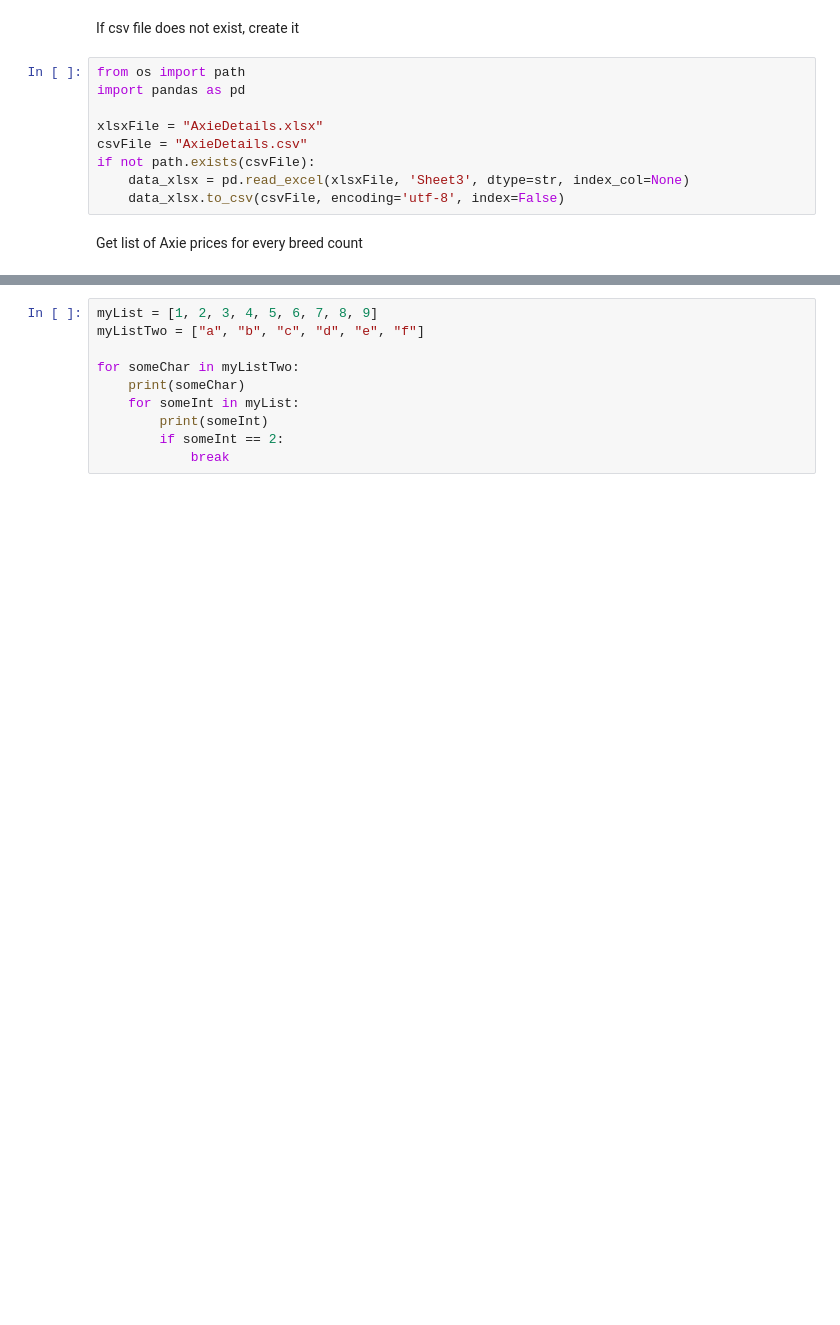
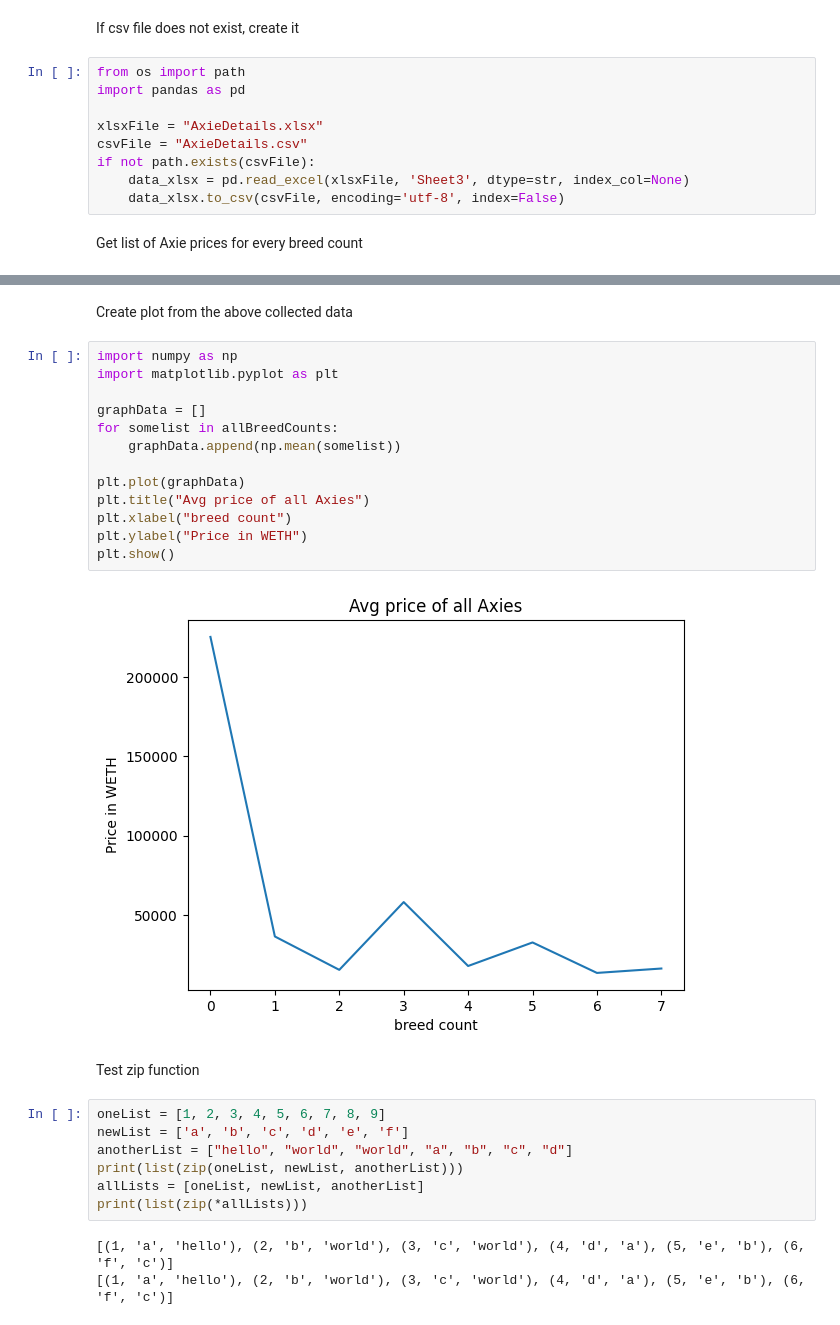
Before and after one commit to Martin1458/Axieinfinity-Details, a Jupyter notebook: AxiesExcel1-28000/getBreedountGraph.ipynb, the cells around one changed output, grey strips where cells are left out. Cells and saved outputs as stored; diff of their text form; blank space fills up the shorter version.

Commit message:
get breeding graph - ploting graph from data

```diff
--- a/AxiesExcel1-28000/getBreedountGraph.ipynb
+++ b/AxiesExcel1-28000/getBreedountGraph.ipynb
@@ -14,10 +52,29 @@ Get list of Axie prices for every breed count
+# %% [markdown]
+Create plot from the above collected data
+# %%
+import numpy as np
+import matplotlib.pyplot as plt
+
+graphData = []
+for somelist in allBreedCounts:
+    graphData.append(np.mean(somelist))
+
+plt.plot(graphData)
+plt.title("Avg price of all Axies")
+plt.xlabel("breed count")
+plt.ylabel("Price in WETH")
+plt.show()
+# %% [output]
+[figure, added]
+# %% [markdown]
+Test zip function
 # %%
-myList = [1, 2, 3, 4, 5, 6, 7, 8, 9]
-myListTwo = ["a", "b", "c", "d", "e", "f"]
-
-for someChar in myListTwo:
-    print(someChar)
-    for someInt in myList:
-        print(someInt)
-        if someInt == 2:
-            break
+oneList = [1, 2, 3, 4, 5, 6, 7, 8, 9]
+newList = ['a', 'b', 'c', 'd', 'e', 'f']
+anotherList = ["hello", "world", "world", "a", "b", "c", "d"]
+print(list(zip(oneList, newList, anotherList)))
+allLists = [oneList, newList, anotherList]
+print(list(zip(*allLists)))
+# %% [output]
+[(1, 'a', 'hello'), (2, 'b', 'world'), (3, 'c', 'world'), (4, 'd', 'a'), (5, 'e', 'b'), (6, 'f', 'c')]
+[(1, 'a', 'hello'), (2, 'b', 'world'), (3, 'c', 'world'), (4, 'd', 'a'), (5, 'e', 'b'), (6, 'f', 'c')]
```
Also changed, not shown: parts of 4 cells of this notebook.
